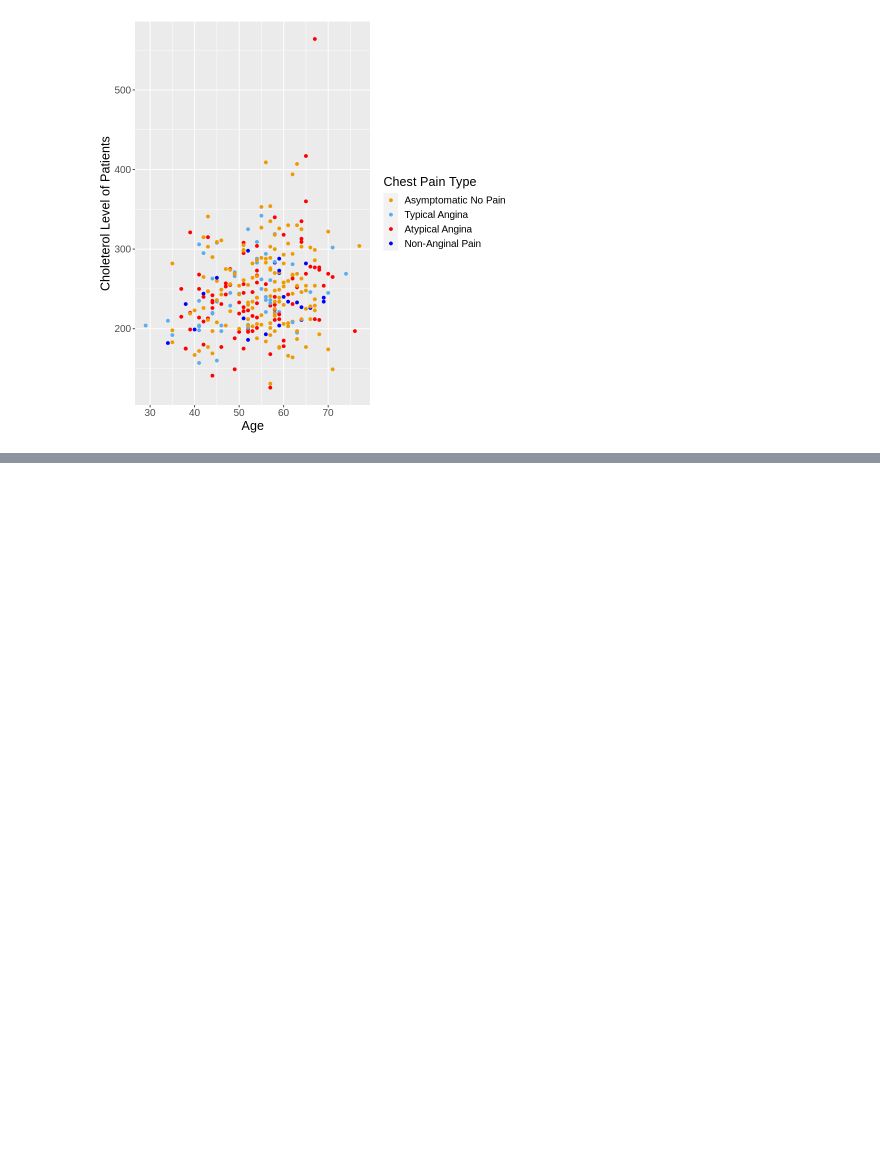
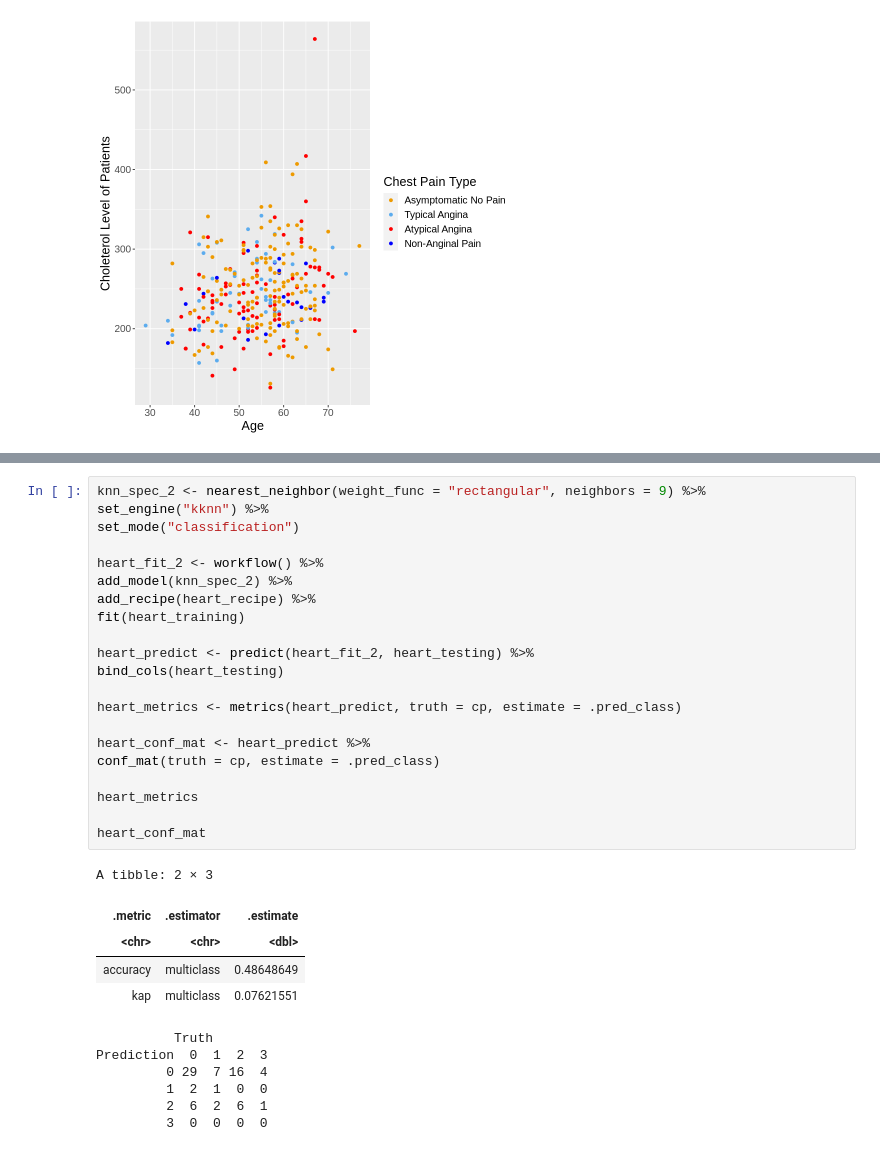
Before and after one commit to riddhibattu/DSCI_heart_project, a Jupyter notebook: Heart analysis.ipynb, the cells around one changed output, grey strips where cells are left out. Saved outputs shown, nothing was run; the diff lists cells and outputs as text; blank space fills up the shorter version.

```diff
--- a/Heart analysis.ipynb
+++ b/Heart analysis.ipynb
@@ -123,0 +134,33 @@ ERROR: Error: All of the models failed. See the .notes column.
+# %%
+knn_spec_2 <- nearest_neighbor(weight_func = "rectangular", neighbors = 9) %>%
+set_engine("kknn") %>%
+set_mode("classification")
+
+heart_fit_2 <- workflow() %>%
+add_model(knn_spec_2) %>%
+add_recipe(heart_recipe) %>%
+fit(heart_training)
+
+heart_predict <- predict(heart_fit_2, heart_testing) %>%
+bind_cols(heart_testing)
+
+heart_metrics <- metrics(heart_predict, truth = cp, estimate = .pred_class)
+
+heart_conf_mat <- heart_predict %>%
+conf_mat(truth = cp, estimate = .pred_class)
+
+heart_metrics
+
+heart_conf_mat
+# %% [output]
+A tibble: 2 × 3
+| .metric | .estimator | .estimate |
+| <chr> | <chr> | <dbl> |
+| accuracy | multiclass | 0.48648649 |
+| kap | multiclass | 0.07621551 |
+          Truth
+Prediction  0  1  2  3
+         0 29  7 16  4
+         1  2  1  0  0
+         2  6  2  6  1
+         3  0  0  0  0
```
Also changed, not shown: parts of 3 cells of this notebook.
